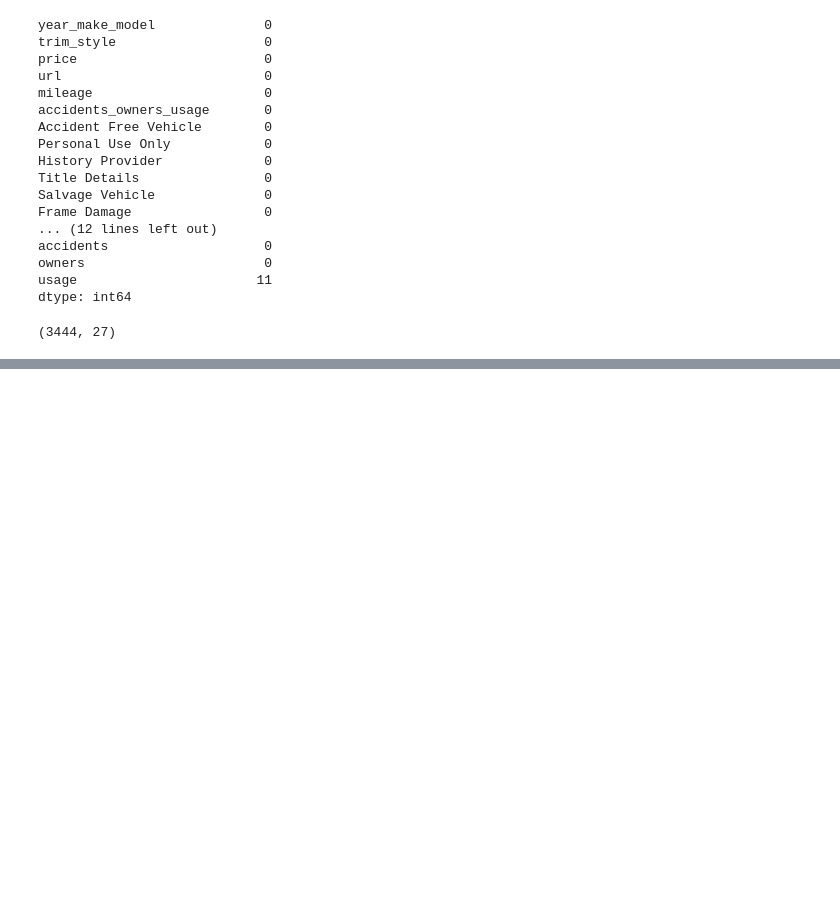
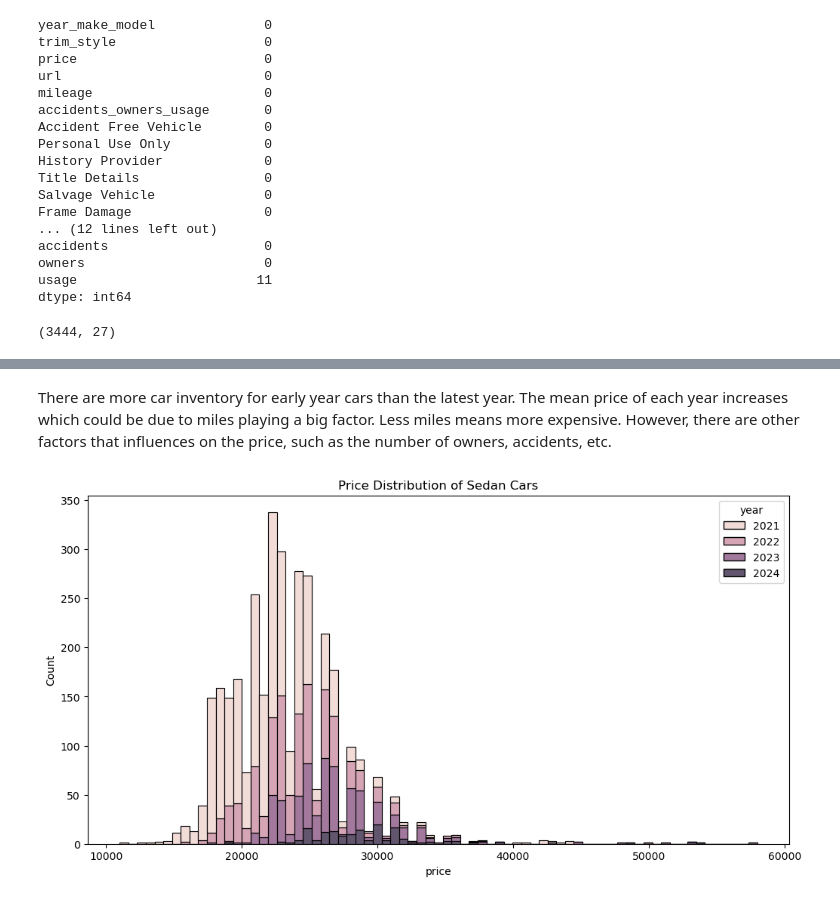
Before and after one commit to lfigil/car_scraper, a Jupyter notebook: car_scraper_web_v2.ipynb, the cells around one changed output, grey strips where cells are left out. Saved outputs shown, nothing was run; the diff lists cells and outputs as text; code cells hidden in the pictures; blank space fills up the shorter version.

```diff
--- a/car_scraper_web_v2.ipynb
+++ b/car_scraper_web_v2.ipynb
@@ -540,0 +571,14 @@ suv_filtered_df.to_csv("vehicle_data/sedan_clean.csv", index=False)
+# %%
+import matplotlib.pyplot as plt
+import seaborn as sns
+import warnings
+
+# Silence all warnings
+warnings.filterwarnings('ignore')
+
+plt.rcParams['figure.figsize'] = (12, 6)   # Set default figure size (width, height)
+plt.style.use('seaborn-v0_8-pastel')
+# %%
+# Read the sedan clean csv file
+sedan_df = pd.read_csv('vehicle_data/sedan_clean.csv')
+sedan_df.head()
@@ -540,0 +618,8 @@ suv_filtered_df.to_csv("vehicle_data/sedan_clean.csv", index=False)
+# %% [markdown]
+There are more car inventory for early year cars than the latest year. The mean price of each year increases which could be due to miles playing a big factor. Less miles means more expensive. However, there are other factors that influences on the price, such as the number of owners, accidents, etc.
+# %%
+ax = sns.histplot(data=sedan_df, x='price', hue='year', multiple='stack')
+plt.title("Price Distribution of Sedan Cars")
+plt.show()
+# %% [output]
+[figure, added]
```
Also changed, not shown: parts of 11 cells of this notebook, 23 other files.
